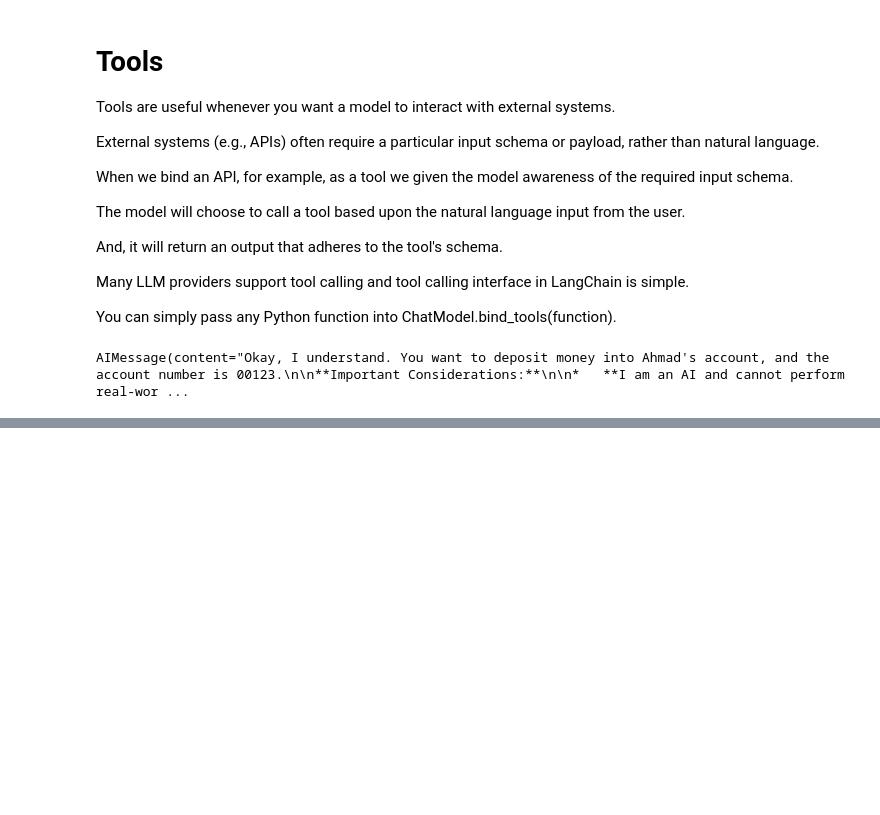
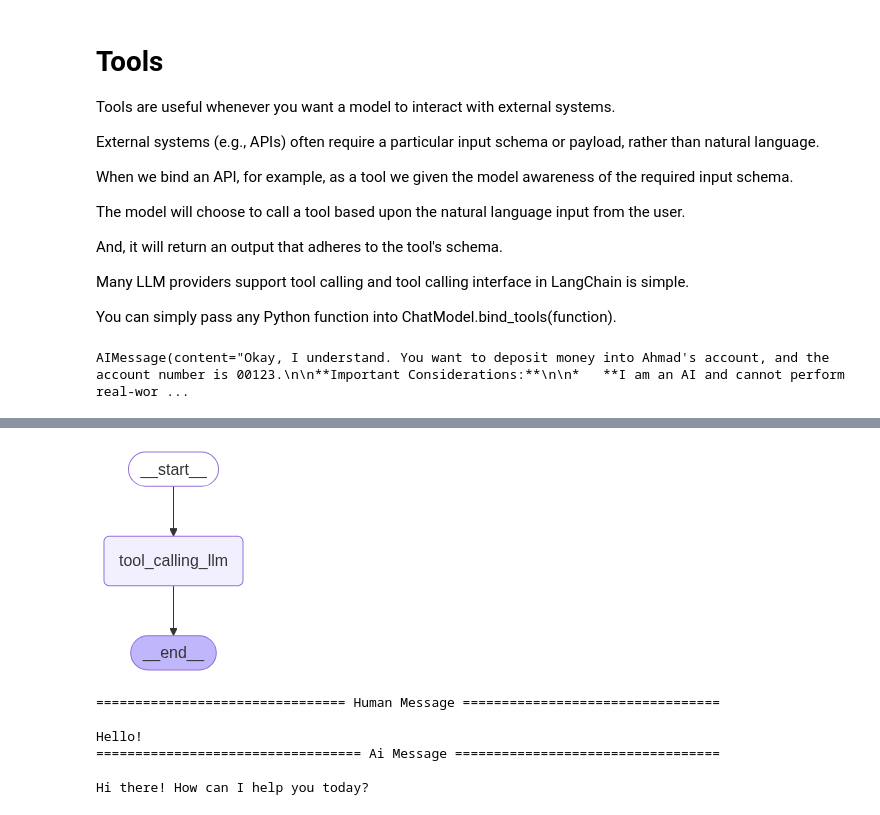
Before and after one commit to arsalanbakhtiarab/MyAgenticJourney, a Jupyter notebook: agentic-projects/AgenticTrader.ipynb, the cells around one changed output, grey strips where cells are left out. Saved outputs shown, nothing was run; the diff lists cells and outputs as text; code cells hidden in the pictures; blank space fills up the shorter version.

```diff
--- a/agentic-projects/AgenticTrader.ipynb
+++ b/agentic-projects/AgenticTrader.ipynb
@@ -340,0 +372,11 @@ Proposal 2: Reducer Functions to Keep History Context
+# %%
+from pprint import pprint
+from langchain_core.messages import AIMessage, HumanMessage
+
+messages = [AIMessage(content=f"So you said you were researching ocean mammals?", name="Model")]
+messages.append(HumanMessage(content=f"Yes, that's right.",name="Lance"))
+messages.append(AIMessage(content=f"Great, what would you like to learn about.", name="Model"))
+messages.append(HumanMessage(content=f"I want to learn about the best place to see Orcas in the US.", name="Lance"))
+
+for m in messages:
+    m.pretty_print()
@@ -340,0 +436,6 @@ Proposal 2: Reducer Functions to Keep History Context
+# %%
+from typing_extensions import TypedDict
+from langchain_core.messages import AnyMessage
+
+class MessagesState(TypedDict):
+    messages: list[AnyMessage]
@@ -340,0 +452,6 @@ Proposal 2: Reducer Functions to Keep History Context
+# %%
+from langgraph.graph import MessagesState
+
+class MessagesState(MessagesState):
+    # Add any keys needed beyond messages, which is pre-built
+    pass
@@ -340,0 +473,26 @@ Proposal 2: Reducer Functions to Keep History Context
+# %%
+def tool_calling_llm(state: MessagesState):
+    return {"messages": [llm_with_tools.invoke(state["messages"])]}
+
+# Build graph
+builder: StateGraph = StateGraph(MessagesState)
+builder.add_node("tool_calling_llm", tool_calling_llm)
+builder.add_edge(START, "tool_calling_llm")
+builder.add_edge("tool_calling_llm", END)
+graph: CompiledStateGraph  = builder.compile()
+
+# View
+display(Image(graph.get_graph().draw_mermaid_png()))
+# %% [output]
+[figure, added]
+# %%
+messages = graph.invoke({"messages": HumanMessage(content="Hello!")})
+for m in messages['messages']:
+    m.pretty_print()
+# %% [output]
+================================ Human Message =================================
+
+Hello!
+================================== Ai Message ==================================
+
+Hi there! How can I help you today?
```
Also changed, not shown: parts of 10 cells of this notebook.
